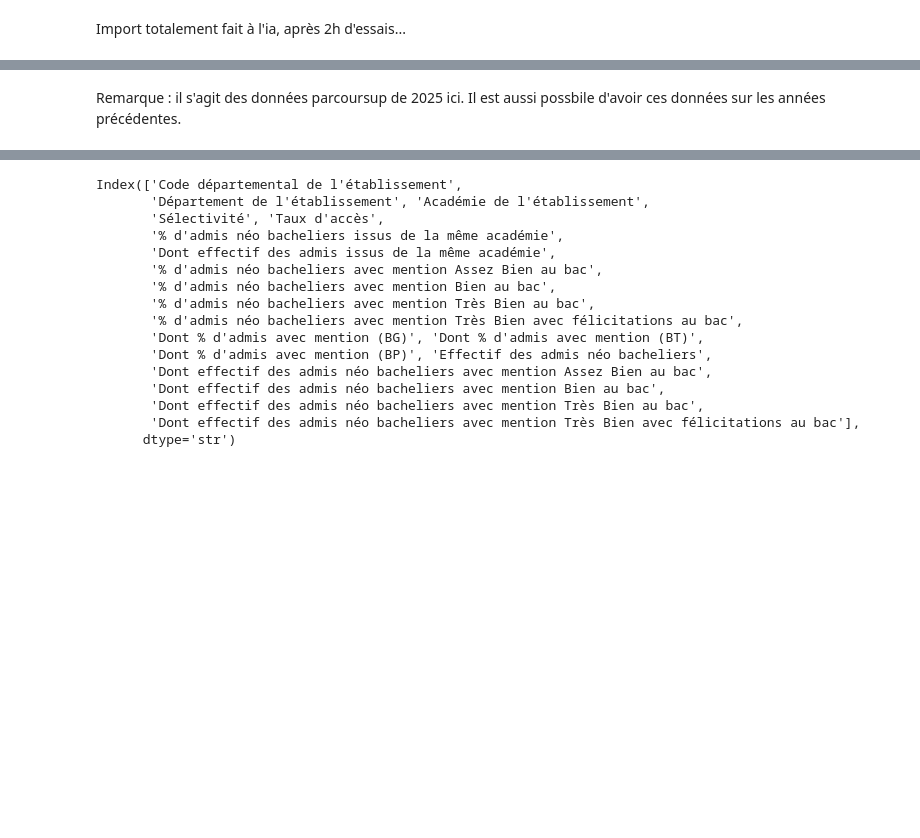
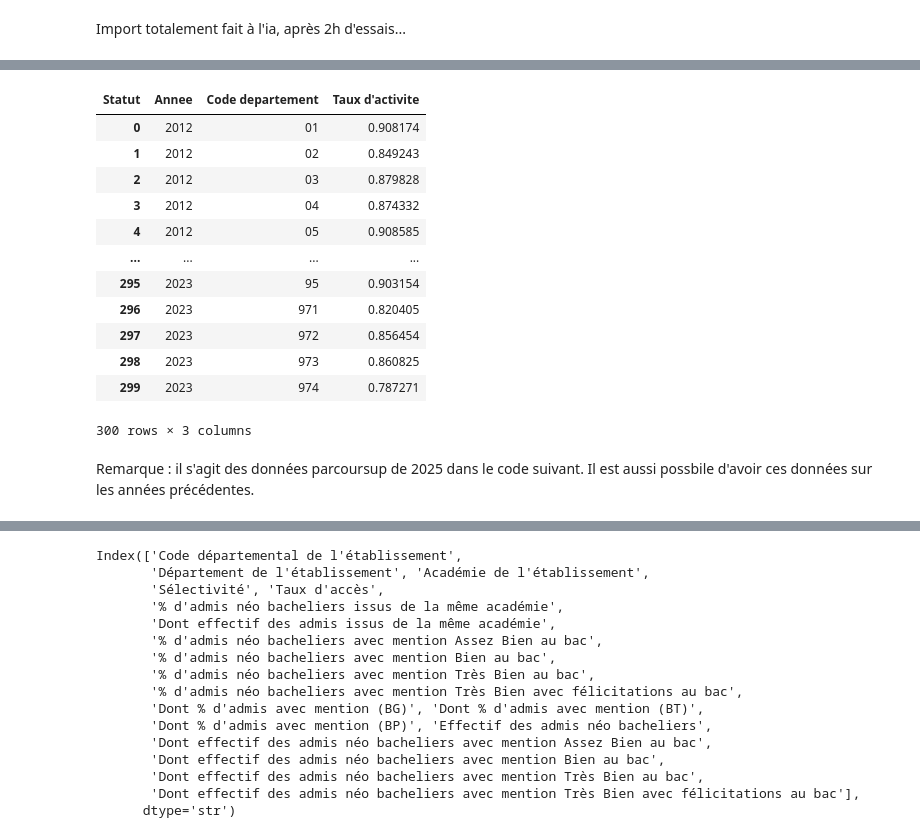
Before and after one commit to ma2nons/Projet-python, a Jupyter notebook: département/parcoursup.ipynb, the cells around one changed output, grey strips where cells are left out. Drawn from its saved outputs; the diff is of its cells as text; code cells hidden in the pictures; blank space fills up the shorter version.

Commit message:
ajout base emploi 	modified:   "d\303\251partement/parcoursup.ipynb"

```diff
--- a/département/parcoursup.ipynb
+++ b/département/parcoursup.ipynb
@@ -54,5 +54,44 @@ emploi.head()
+# %%
+emploi_dep = emploi[["TIME_PERIOD", "EMPSTA_ENQ", "GEO", "GEO_OBJECT", "OBS_VALUE", "PCS"]]
+
+emploi_dep = emploi_dep.loc[
+    (emploi_dep["PCS"] == "_T") & (emploi_dep["GEO_OBJECT"] == "DEP")
+].reset_index(drop=True)
+
+emploi_dep = emploi_dep.rename(columns={
+    "TIME_PERIOD": "Annee",
+    "EMPSTA_ENQ": "Statut",
+    "GEO": "Code departement",
+    "OBS_VALUE": "Population",
+})
+emploi_dep = emploi_dep.drop(columns=["PCS", "GEO_OBJECT"])
+
+emploi_pivot = emploi_dep.pivot_table(
+    index=["Annee", "Code departement"],
+    columns="Statut",
+    values="Population",
+).reset_index()
+
+emploi_pivot["Taux d'activite"] = emploi_pivot["1"] / emploi_pivot["1T2"]
+emploi_pivot = emploi_pivot.drop(columns=["1", "1T2", "2"])
+
+emploi_pivot.head(1000)
+# %% [output]
+| Statut | Annee | Code departement | Taux d'activite |
+| 0 | 2012 | 01 | 0.908174 |
+| 1 | 2012 | 02 | 0.849243 |
+| 2 | 2012 | 03 | 0.879828 |
+| 3 | 2012 | 04 | 0.874332 |
+| 4 | 2012 | 05 | 0.908585 |
+| ... | ... | ... | ... |
+| 295 | 2023 | 95 | 0.903154 |
+| 296 | 2023 | 971 | 0.820405 |
+| 297 | 2023 | 972 | 0.856454 |
+| 298 | 2023 | 973 | 0.860825 |
+| 299 | 2023 | 974 | 0.787271 |
+300 rows × 3 columns
 # %% [markdown]
-Remarque : il s'agit des données parcoursup de 2025 ici. Il est aussi possbile d'avoir ces données sur les années précédentes.
+Remarque : il s'agit des données parcoursup de 2025 dans le code suivant. Il est aussi possbile d'avoir ces données sur les années précédentes.
 # %%
 chemin = "../fr-esr-parcoursup.csv"
 parcoursup = pd.read_csv(chemin, sep=";", encoding="utf-8-sig")
```
Also changed, not shown: parts of 2 cells of this notebook.
